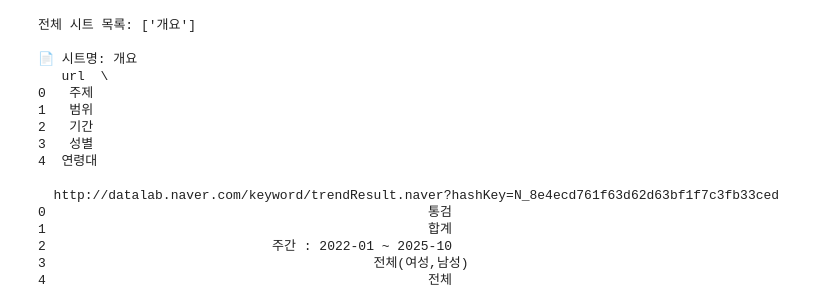
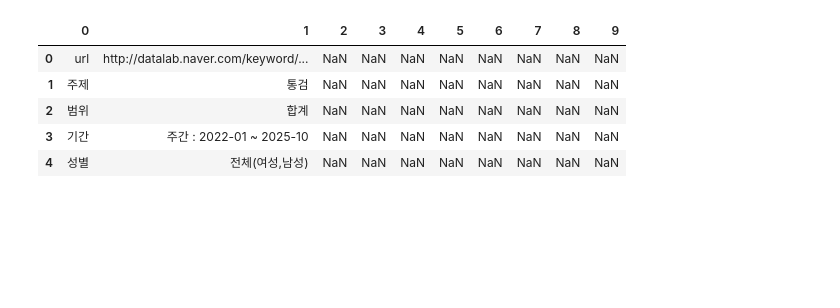
Before and after one commit to suye0n6/MAKEUP_ANALYZE, a Jupyter notebook: notebooks/01_search_index.ipynb, the cells around one changed output. Drawn from its saved outputs; the diff is of its cells as text; code cells hidden in the pictures; blank space fills up the shorter version.

```diff
--- a/notebooks/01_search_index.ipynb
+++ b/notebooks/01_search_index.ipynb
@@ -68,34 +1,14 @@ AssertionError: 날짜/기간 칼럼을 찾지 못했어요. df.head()로 형태
 # %%
 import pandas as pd
 from pathlib import Path
 
 xlsx_path = Path("../data/raw/search_index_raw.xlsx")
-
-xls = pd.ExcelFile(xlsx_path)
-print("전체 시트 목록:", xls.sheet_names)
-
-# 각 시트별로 맨 윗부분 3줄씩 출력해보기
-for sheet in xls.sheet_names:
-    print("\n📄 시트명:", sheet)
-    try:
-        df = pd.read_excel(xlsx_path, sheet_name=sheet, nrows=5)
-        print(df.head())
-    except Exception as e:
-        print("읽기 실패:", e)
+df = pd.read_excel(xlsx_path, header=None)
+df.head()
 # %% [output]
-전체 시트 목록: ['개요']
-
-📄 시트명: 개요
-   url  \
-0   주제
-1   범위
-2   기간
-3   성별
-4  연령대
-
-  http://datalab.naver.com/keyword/trendResult.naver?hashKey=N_8e4ecd761f63d62d63bf1f7c3fb33ced
-0                                                 통검
-1                                                 합계
-2                             주간 : 2022-01 ~ 2025-10
-3                                          전체(여성,남성)
-4                                                 전체
+|  | 0 | 1 | 2 | 3 | 4 | 5 | 6 | 7 | 8 | 9 |
+| 0 | url | http://datalab.naver.com/keyword/... | NaN | NaN | NaN | NaN | NaN | NaN | NaN | NaN |
+| 1 | 주제 | 통검 | NaN | NaN | NaN | NaN | NaN | NaN | NaN | NaN |
+| 2 | 범위 | 합계 | NaN | NaN | NaN | NaN | NaN | NaN | NaN | NaN |
+| 3 | 기간 | 주간 : 2022-01 ~ 2025-10 | NaN | NaN | NaN | NaN | NaN | NaN | NaN | NaN |
+| 4 | 성별 | 전체(여성,남성) | NaN | NaN | NaN | NaN | NaN | NaN | NaN | NaN |
```
Also changed, not shown: parts of 6 cells of this notebook, 3 other files.
